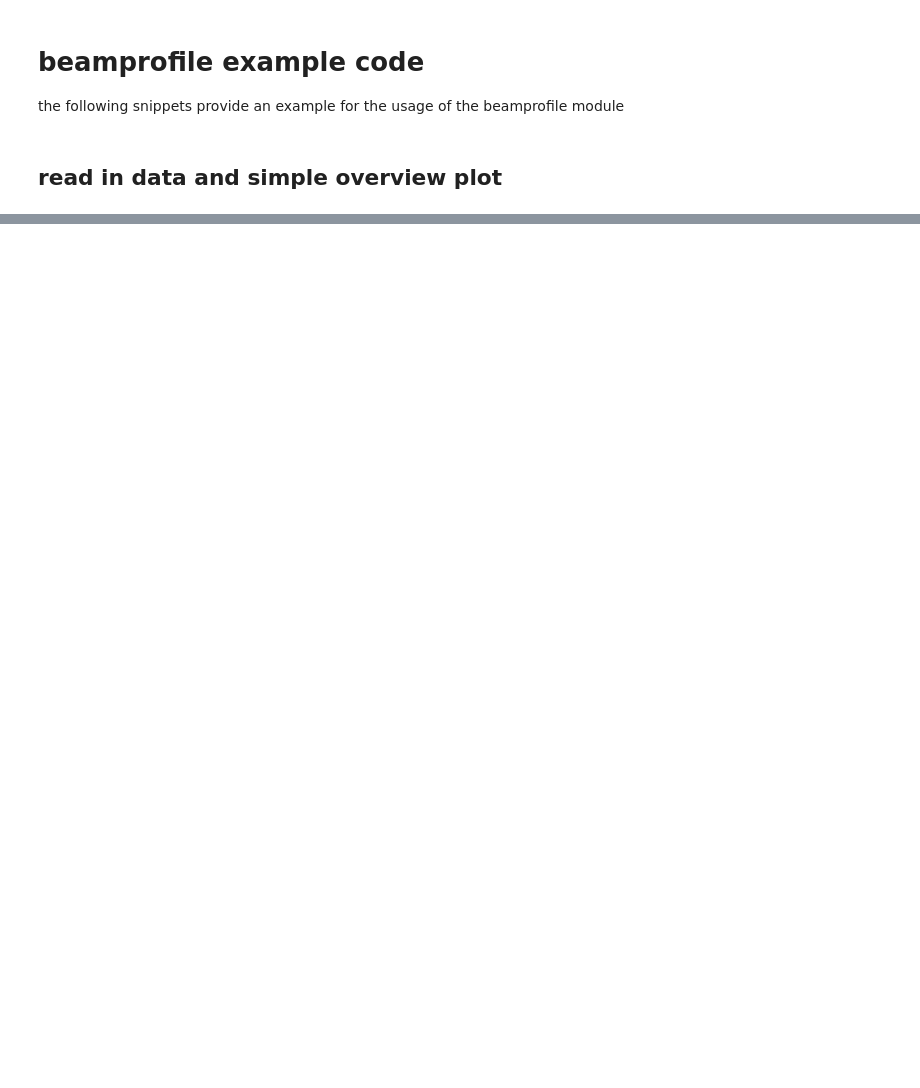
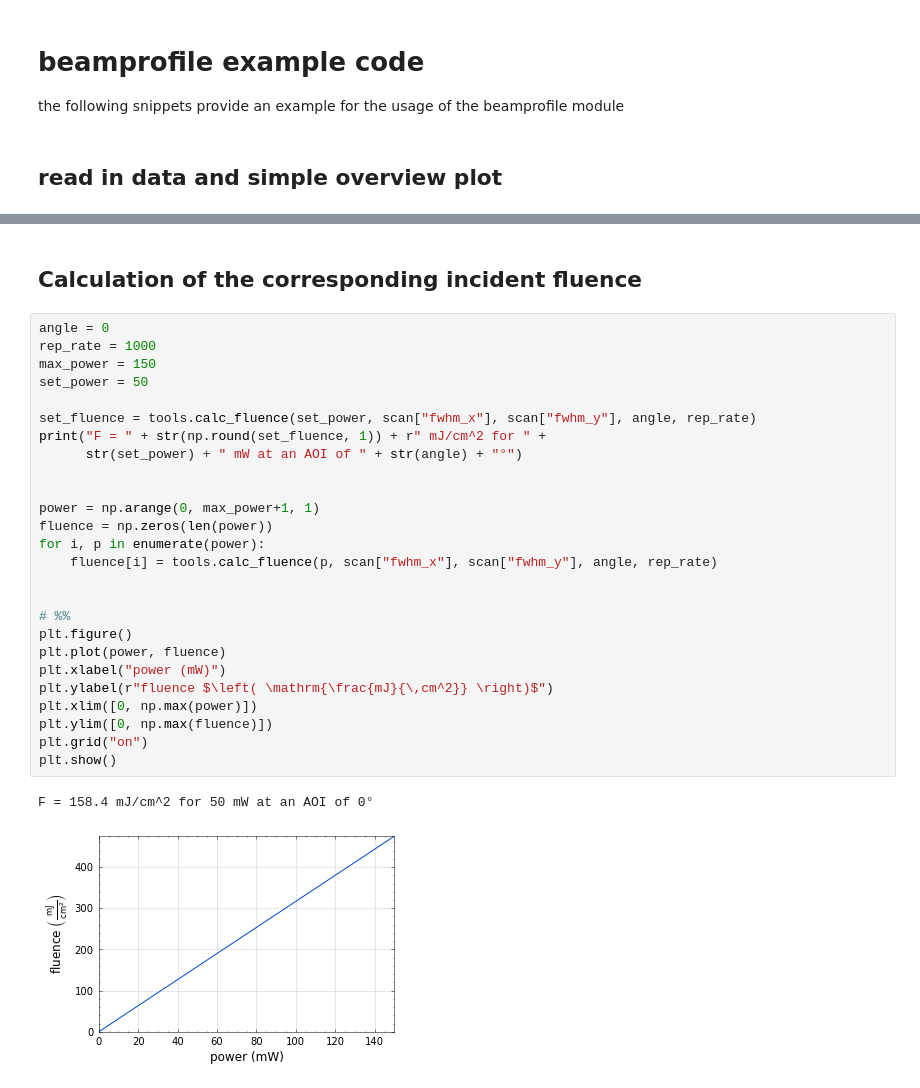
Before and after one commit to AvonReppert/udkm, a Jupyter notebook: docs/source/examples/beam_example.ipynb, the cells around one changed output, grey strips where cells are left out. Cells and saved outputs as stored; diff of their text form; blank space fills up the shorter version.

```diff
--- a/docs/source/examples/beam_example.ipynb
+++ b/docs/source/examples/beam_example.ipynb
@@ -51,0 +43,31 @@ plt.show()
+# %% [markdown]
+## Calculation of the corresponding incident fluence
+# %%
+angle = 0
+rep_rate = 1000
+max_power = 150
+set_power = 50
+
+set_fluence = tools.calc_fluence(set_power, scan["fwhm_x"], scan["fwhm_y"], angle, rep_rate)
+print("F = " + str(np.round(set_fluence, 1)) + r" mJ/cm^2 for " +
+      str(set_power) + " mW at an AOI of " + str(angle) + "°")
+
+
+power = np.arange(0, max_power+1, 1)
+fluence = np.zeros(len(power))
+for i, p in enumerate(power):
+    fluence[i] = tools.calc_fluence(p, scan["fwhm_x"], scan["fwhm_y"], angle, rep_rate)
+
+
+# %%
+plt.figure()
+plt.plot(power, fluence)
+plt.xlabel("power (mW)")
+plt.ylabel(r"fluence $\left( \mathrm{\frac{mJ}{\,cm^2}} \right)$")
+plt.xlim([0, np.max(power)])
+plt.ylim([0, np.max(fluence)])
+plt.grid("on")
+plt.show()
+# %% [output]
+F = 158.4 mJ/cm^2 for 50 mW at an AOI of 0°
+[figure, added]
```
Also changed, not shown: parts of 2 cells of this notebook, 12 other files.
